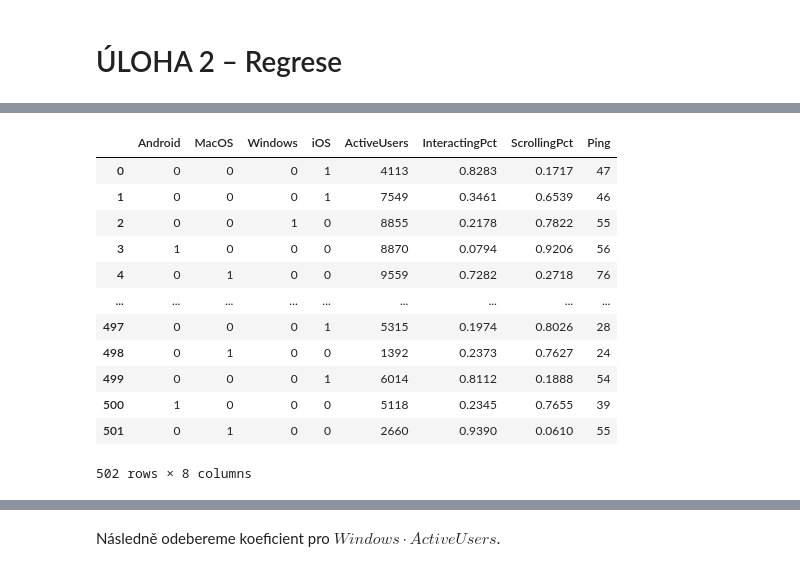
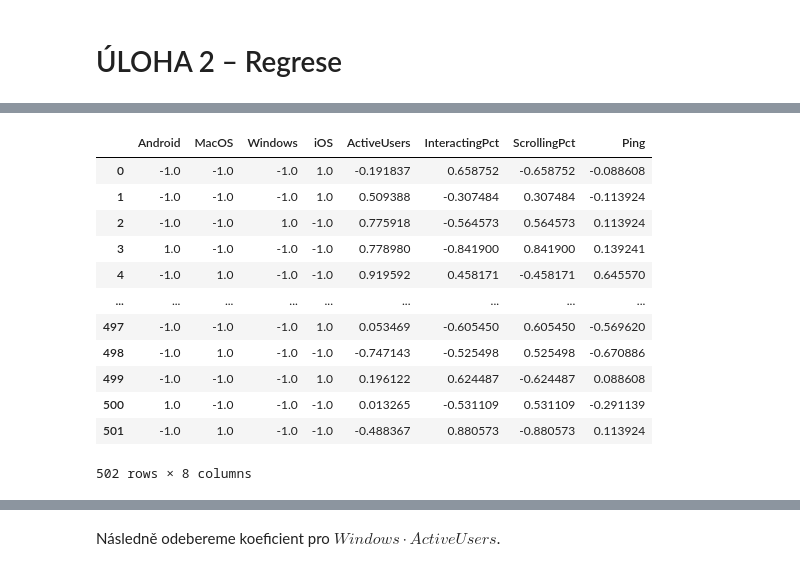
Before and after one commit to xmihol00/MSP, a Jupyter notebook: proj2/proj2.ipynb, the cells around one changed output, grey strips where cells are left out. Drawn from its saved outputs; the diff is of its cells as text; code cells hidden in the pictures.

```diff
--- a/proj2/proj2.ipynb
+++ b/proj2/proj2.ipynb
@@ -223,20 +224,29 @@ Dále budeme muset při regresi zakódovat hodnoty nečíselné proměnné $OSTy
 # %%
+# one hot encoding
 df2_one_hot = pd.get_dummies(df2["OSType"]).join(df2.drop("OSType", axis=1))
+
+# standardization to <-1, 1>
+df2_one_hot = df2_one_hot.astype(float)
+mins = df2_one_hot.min(axis=0)
+maxes = df2_one_hot.max(axis=0)
+df2_one_hot = (df2_one_hot - mins) / (maxes - mins) * 2 - 1
+
+# rename columns
 df2_one_hot.rename(columns={"Ping [ms]": "Ping"}, inplace=True)
 df2_one_hot
 # %% [output]
 |  | Android | MacOS | Windows | iOS | ActiveUsers | InteractingPct | ScrollingPct | Ping |
-| 0 | 0 | 0 | 0 | 1 | 4113 | 0.8283 | 0.1717 | 47 |
-| 1 | 0 | 0 | 0 | 1 | 7549 | 0.3461 | 0.6539 | 46 |
-| 2 | 0 | 0 | 1 | 0 | 8855 | 0.2178 | 0.7822 | 55 |
-| 3 | 1 | 0 | 0 | 0 | 8870 | 0.0794 | 0.9206 | 56 |
-| 4 | 0 | 1 | 0 | 0 | 9559 | 0.7282 | 0.2718 | 76 |
+| 0 | -1.0 | -1.0 | -1.0 | 1.0 | -0.191837 | 0.658752 | -0.658752 | -0.088608 |
+| 1 | -1.0 | -1.0 | -1.0 | 1.0 | 0.509388 | -0.307484 | 0.307484 | -0.113924 |
+| 2 | -1.0 | -1.0 | 1.0 | -1.0 | 0.775918 | -0.564573 | 0.564573 | 0.113924 |
+| 3 | 1.0 | -1.0 | -1.0 | -1.0 | 0.778980 | -0.841900 | 0.841900 | 0.139241 |
+| 4 | -1.0 | 1.0 | -1.0 | -1.0 | 0.919592 | 0.458171 | -0.458171 | 0.645570 |
 | ... | ... | ... | ... | ... | ... | ... | ... | ... |
-| 497 | 0 | 0 | 0 | 1 | 5315 | 0.1974 | 0.8026 | 28 |
-| 498 | 0 | 1 | 0 | 0 | 1392 | 0.2373 | 0.7627 | 24 |
-| 499 | 0 | 0 | 0 | 1 | 6014 | 0.8112 | 0.1888 | 54 |
-| 500 | 1 | 0 | 0 | 0 | 5118 | 0.2345 | 0.7655 | 39 |
-| 501 | 0 | 1 | 0 | 0 | 2660 | 0.9390 | 0.0610 | 55 |
+| 497 | -1.0 | -1.0 | -1.0 | 1.0 | 0.053469 | -0.605450 | 0.605450 | -0.569620 |
+| 498 | -1.0 | 1.0 | -1.0 | -1.0 | -0.747143 | -0.525498 | 0.525498 | -0.670886 |
+| 499 | -1.0 | -1.0 | -1.0 | 1.0 | 0.196122 | 0.624487 | -0.624487 | 0.088608 |
+| 500 | 1.0 | -1.0 | -1.0 | -1.0 | 0.013265 | -0.531109 | 0.531109 | -0.291139 |
+| 501 | -1.0 | 1.0 | -1.0 | -1.0 | -0.488367 | 0.880573 | -0.880573 | 0.113924 |
 502 rows × 8 columns
 # %%
 model = smf.ols(
```
Also changed, not shown: parts of 18 cells of this notebook.
